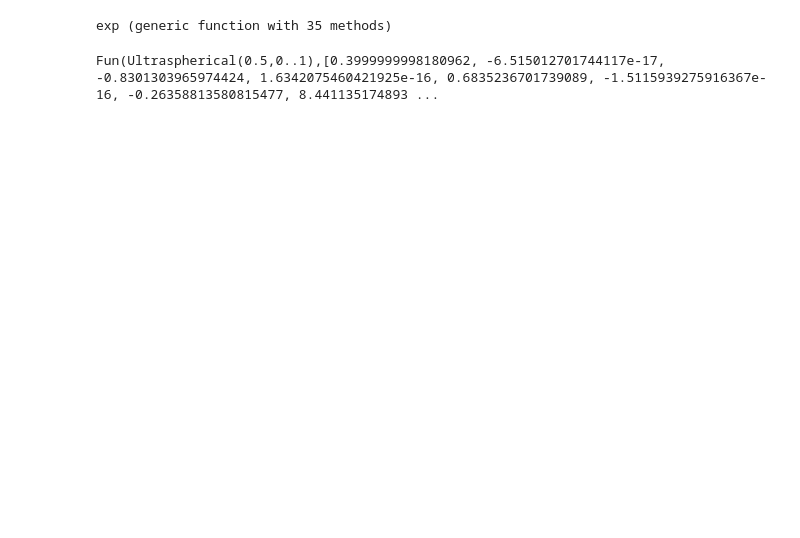
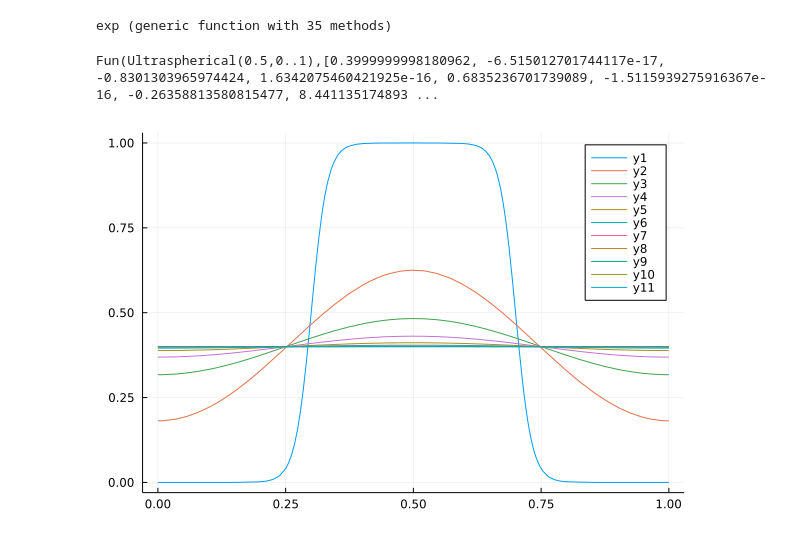
Before and after one commit to mjyshin/math-tutorials, a Jupyter notebook: alternate_exponential.ipynb, the cells around one changed output. Drawn from its saved outputs; the diff is of its cells as text; code cells hidden in the pictures; blank space fills up the shorter version.

Commit message:
PNG plots and minor edits.

```diff
--- a/alternate_exponential.ipynb
+++ b/alternate_exponential.ipynb
@@ -31,7 +31,7 @@ function exp(L::Operator,B::Operator,t::Real,u0::Fun,n::Integer)
     #w = Fun(S,B[1:2,1:2]\[Number((B*u0)[1]);Number((B*u0)[2])]) # A degree-1 polynomial that exactly captures nonzero boundary data
     w = Fun(S,B[1:2,1:3]\[Number((B*u0)[1]);Number((B*u0)[2])]) # A degree-2 polynomial that exactly captures nonzero boundary data
     v0 = pad(Q\(u0-w),n) # We'll represent u(x,t) = v(x,t) + w(x), where v satisfies 0 boundary data for all time
-    u = Q*chop(Fun(QS,V*exp(t*Λ)*(V'*(SB*v0.coefficients))))
+    u = chop(Q*Fun(QS,V*exp(t*Λ)*(V'*(SB*v0.coefficients))) + w - t*L*w)
 
     return u
 end
@@ -53,6 +53,8 @@ u0 = Fun(x->(tanh((x-0.3)/ϵ)-tanh((x-0.7)/ϵ))/2,X)
 Fun(Ultraspherical(0.5,0..1),[0.3999999998180962, -6.515012701744117e-17, -0.8301303965974424, 1.6342075460421925e-16, 0.6835236701739089, -1.5115939275916367e-16, -0.26358813580815477, 8.441135174893 ...
 # %%
 u = exp.(Ref(L),Ref(B),0:0.5:5,u0)
-plot()
+plot(fmt=:png)
 plot!(u)
+# %% [output]
+[figure, added]
 # %%
```
Also changed, not shown: parts of 3 cells of this notebook, 1 other file.
